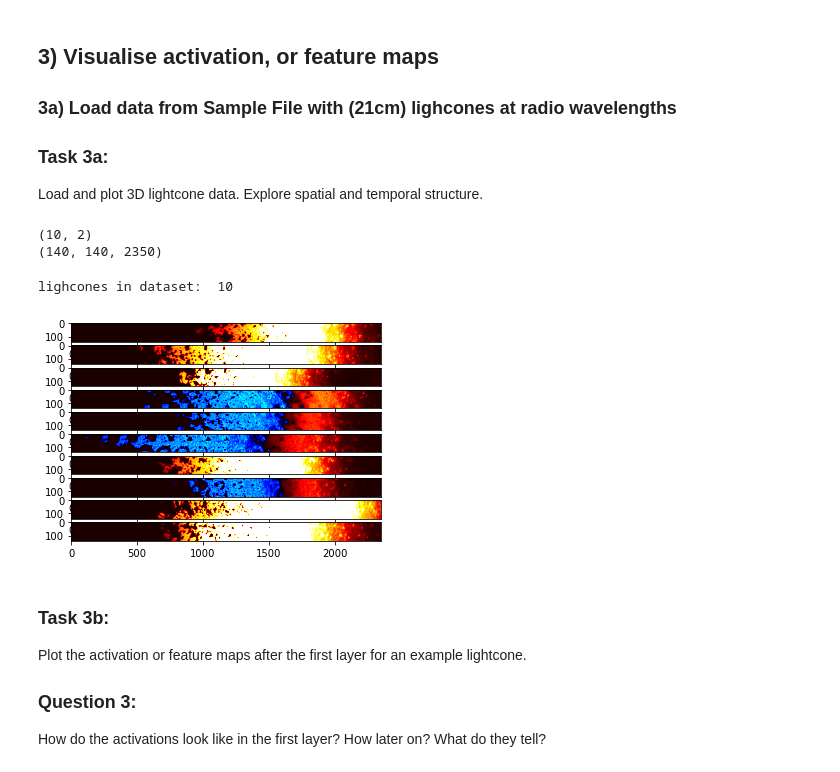
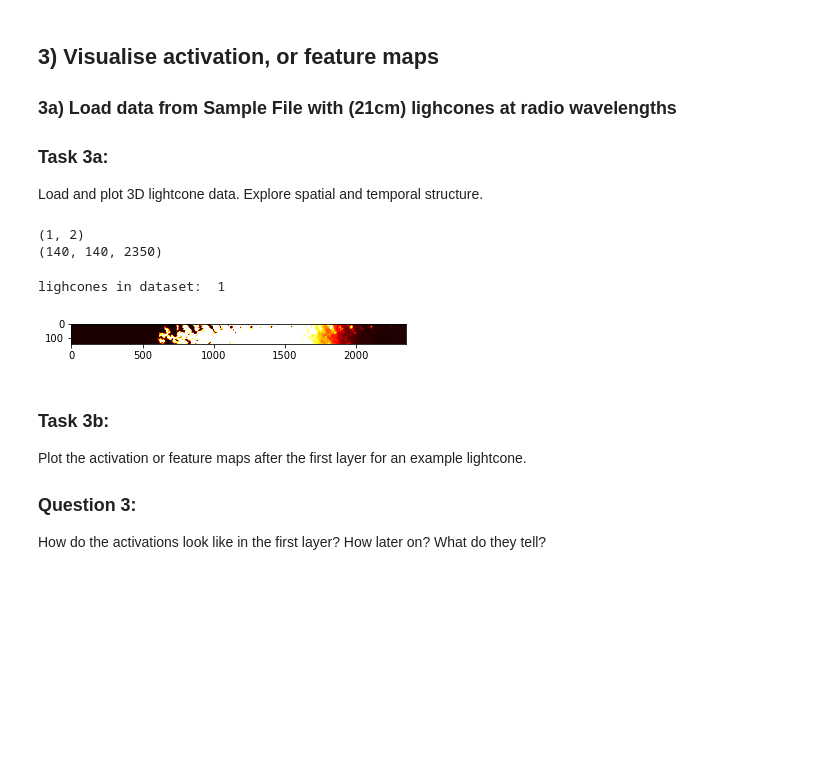
Before and after one commit to csheneka/introspection-tutorial, a Jupyter notebook: visualisation_solutions.ipynb, the cells around one changed output. Cells and saved outputs as stored; diff of their text form; code cells hidden in the pictures; blank space fills up the shorter version.

```diff
--- a/visualisation_solutions.ipynb
+++ b/visualisation_solutions.ipynb
@@ -151,33 +152,40 @@ def parse_function(files):
     image = tf.reshape(image,(HII_DIM,HII_DIM,BOX_LEN))
     return image, parsed_features["label"] # Image, label ordering: m_WDM,Omega_m,L_X,E_0,T_vir,zeta
 
-data_file="data/lc1n.tfrecord"
+data_file="data/lc0.tfrecord"  # larger file: lc1n.tfrecord
 dataset = tf.data.TFRecordDataset(data_file)
 dataset = dataset.map(parse_function,num_parallel_calls=tf.data.experimental.AUTOTUNE)
 data = np.array(list(dataset.as_numpy_iterator()),dtype=object)
 print(data.shape)
 print(data[0,0].shape)
+
+#lc0 = data[0,0]
+#data_file="data/lc1n.tfrecord"
+#dataset = tf.data.TFRecordDataset(data_file)
+
+#writer = tf.io.TFRecordWriter('lc0.tfrecord')
+#writer.write(dataset)
 # %% [output]
-(10, 2)
+(1, 2)
 (140, 140, 2350)
 # %%
 # plot lightcone slices
 N_lcs = data.shape[0]
 print('lighcones in dataset: ',N_lcs)
-no_lc = 9
+no_lc = 1
 nslice = 139
 
 for i in range(N_lcs):
     lc = data[i,0]
     lc_slice = lc[nslice,:,:]
     plt.subplot(N_lcs, 1, 1 + i)
     xy = plt.imshow(lc_slice,cmap="EoR",vmin=-150,vmax=30)
     # plt.colorbar(xy,orientation="horizontal",aspect=40)
 
 # bonus: for light-cones and activations you can make e.g. impressive-looking gifs of moving through the 3D data
 # %% [output]
-lighcones in dataset:  10
+lighcones in dataset:  1
-[figure, old version]
+[figure, new version]
 # %% [markdown]
 ### Task 3b:
 Plot the activation or feature maps after the first layer for an example lightcone.
```
Also changed, not shown: parts of 3 cells of this notebook, 1 other file.
